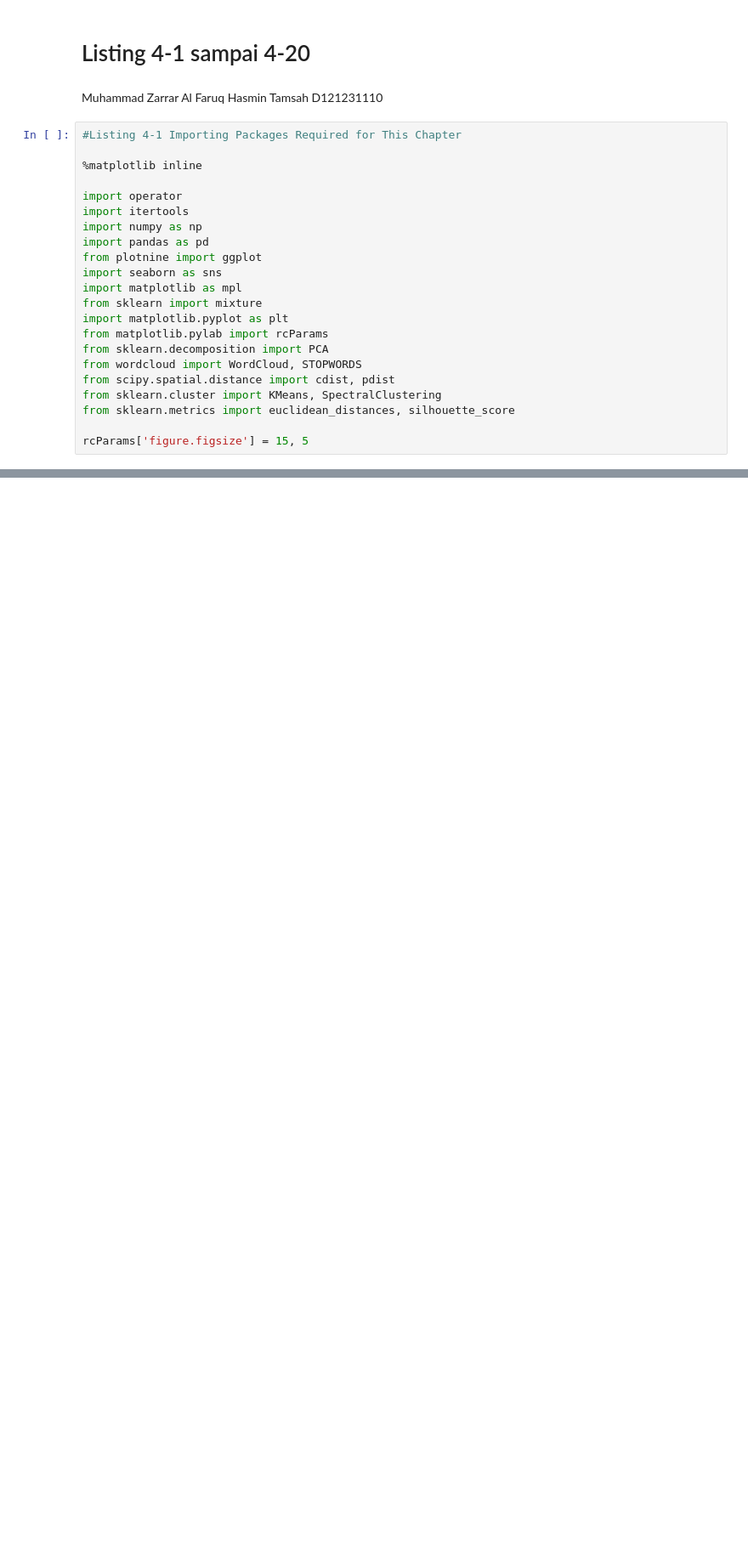
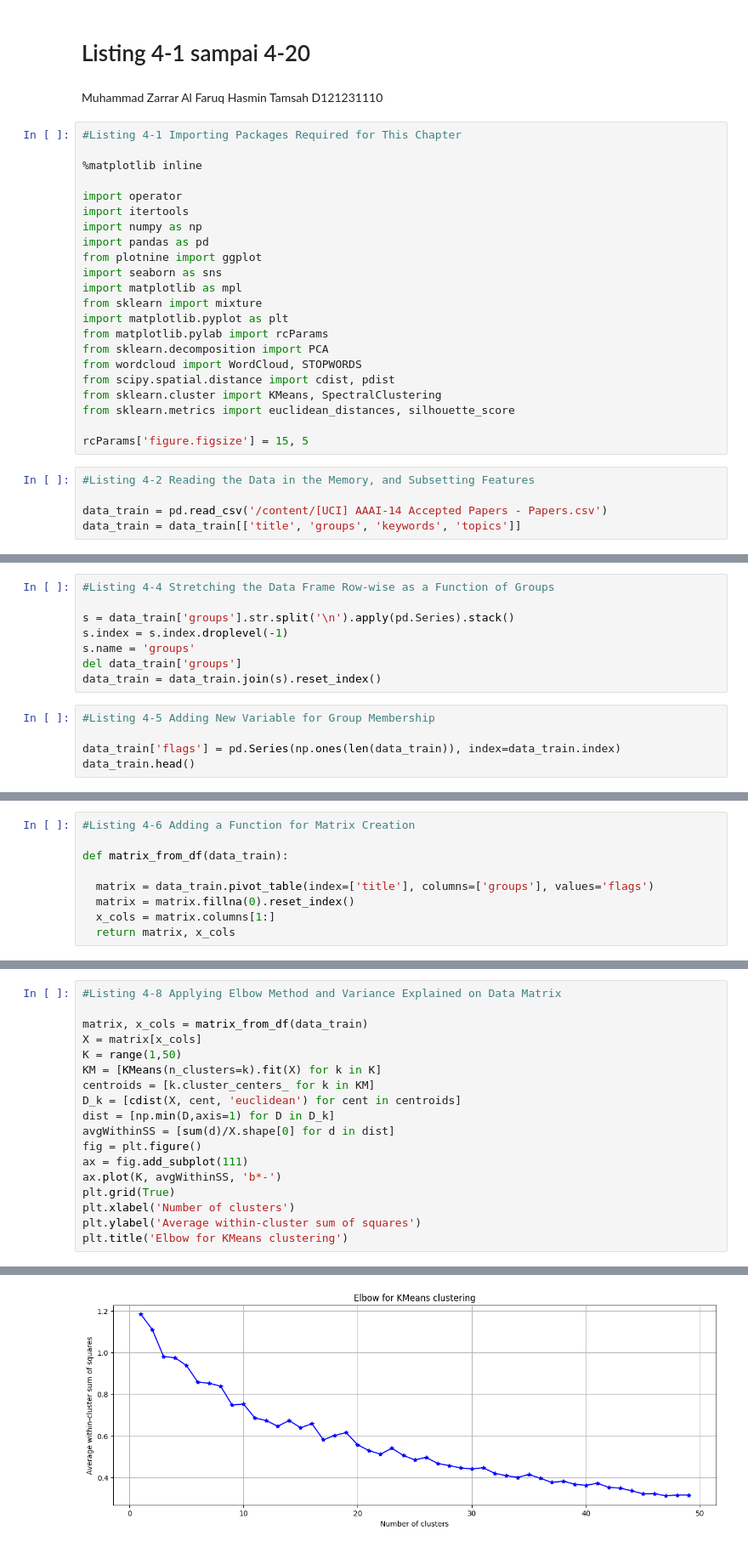
Before and after one commit to rerere-bit/data-related-repos, a Jupyter notebook: clustering_listing_01.ipynb, the cells around one changed output, grey strips where cells are left out. Shown at 85% size. Saved outputs shown, nothing was run; the diff lists cells and outputs as text; blank space fills up the shorter version.

```diff
--- a/clustering_listing_01.ipynb
+++ b/clustering_listing_01.ipynb
@@ -26,3 +26,8 @@ from sklearn.cluster import KMeans, SpectralClustering
 from sklearn.metrics import euclidean_distances, silhouette_score
 
 rcParams['figure.figsize'] = 15, 5
+# %%
+#Listing 4-2 Reading the Data in the Memory, and Subsetting Features
+
+data_train = pd.read_csv('/content/[UCI] AAAI-14 Accepted Papers - Papers.csv')
+data_train = data_train[['title', 'groups', 'keywords', 'topics']]
@@ -28,0 +47,13 @@ rcParams['figure.figsize'] = 15, 5
+# %%
+#Listing 4-4 Stretching the Data Frame Row-wise as a Function of Groups
+
+s = data_train['groups'].str.split('\n').apply(pd.Series).stack()
+s.index = s.index.droplevel(-1)
+s.name = 'groups'
+del data_train['groups']
+data_train = data_train.join(s).reset_index()
+# %%
+#Listing 4-5 Adding New Variable for Group Membership
+
+data_train['flags'] = pd.Series(np.ones(len(data_train)), index=data_train.index)
+data_train.head()
@@ -28,0 +67,9 @@ rcParams['figure.figsize'] = 15, 5
+# %%
+#Listing 4-6 Adding a Function for Matrix Creation
+
+def matrix_from_df(data_train):
+
+  matrix = data_train.pivot_table(index=['title'], columns=['groups'], values='flags')
+  matrix = matrix.fillna(0).reset_index()
+  x_cols = matrix.columns[1:]
+  return matrix, x_cols
@@ -28,0 +89,19 @@ rcParams['figure.figsize'] = 15, 5
+# %%
+#Listing 4-8 Applying Elbow Method and Variance Explained on Data Matrix
+
+matrix, x_cols = matrix_from_df(data_train)
+X = matrix[x_cols]
+K = range(1,50)
+KM = [KMeans(n_clusters=k).fit(X) for k in K]
+centroids = [k.cluster_centers_ for k in KM]
+D_k = [cdist(X, cent, 'euclidean') for cent in centroids]
+dist = [np.min(D,axis=1) for D in D_k]
+avgWithinSS = [sum(d)/X.shape[0] for d in dist]
+fig = plt.figure()
+ax = fig.add_subplot(111)
+ax.plot(K, avgWithinSS, 'b*-')
+plt.grid(True)
+plt.xlabel('Number of clusters')
+plt.ylabel('Average within-cluster sum of squares')
+plt.title('Elbow for KMeans clustering')
+# %% [output]
@@ -28,0 +109 @@ rcParams['figure.figsize'] = 15, 5
+[figure, added]
```
Also changed, not shown: parts of 16 cells of this notebook.
